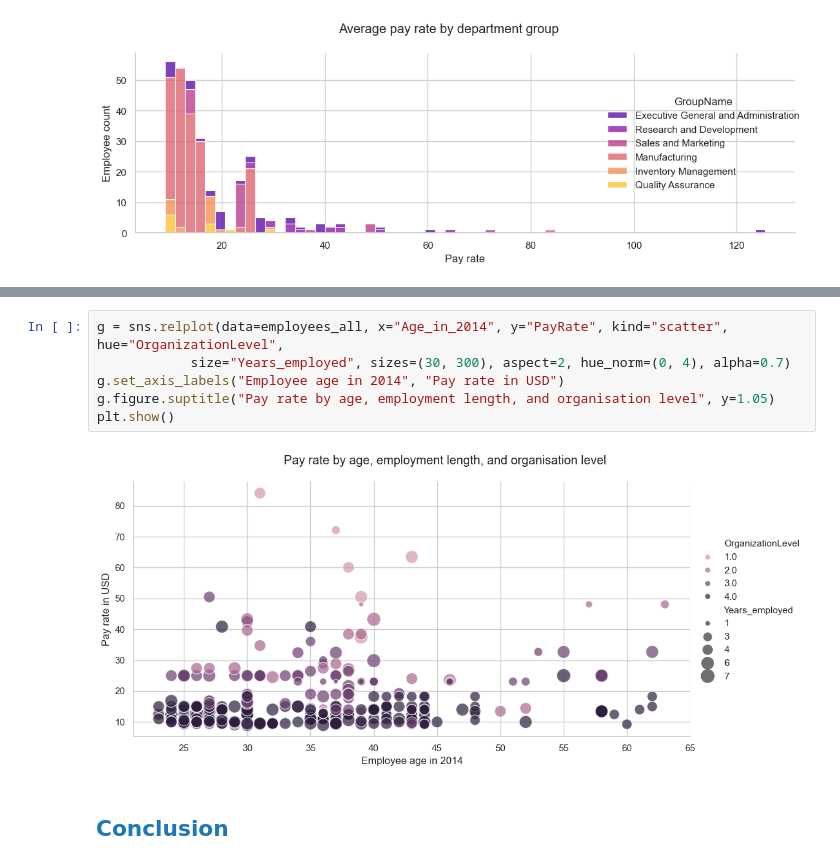
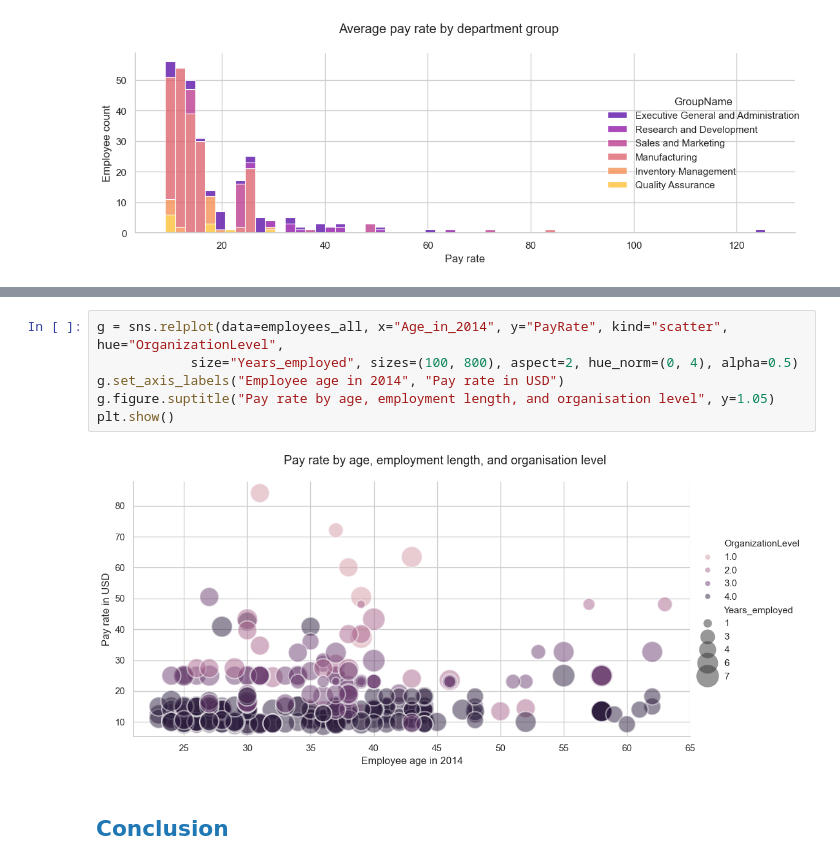
Before and after one commit to PieRatCat/SQL-stuff, a Jupyter notebook: SQL_kunskapskontroll/exam_submission.ipynb, the cells around one changed output, grey strips where cells are left out. Saved outputs shown, nothing was run; the diff lists cells and outputs as text.

```diff
--- a/SQL_kunskapskontroll/exam_submission.ipynb
+++ b/SQL_kunskapskontroll/exam_submission.ipynb
@@ -608,11 +615,11 @@ plt.show()
 # %%
 g = sns.relplot(data=employees_all, x="Age_in_2014", y="PayRate", kind="scatter", hue="OrganizationLevel",
-            size="Years_employed", sizes=(30, 300), aspect=2, hue_norm=(0, 4), alpha=0.7)
+            size="Years_employed", sizes=(100, 800), aspect=2, hue_norm=(0, 4), alpha=0.5)
 g.set_axis_labels("Employee age in 2014", "Pay rate in USD")
 g.figure.suptitle("Pay rate by age, employment length, and organisation level", y=1.05)
 plt.show()
 # %% [output]
-[figure, old version]
+[figure, new version]
 # %% [markdown]
 ## <font color= #1f77b4>Conclusion</font>
 # %% [markdown]
```
Also changed, not shown: parts of 6 cells of this notebook.
